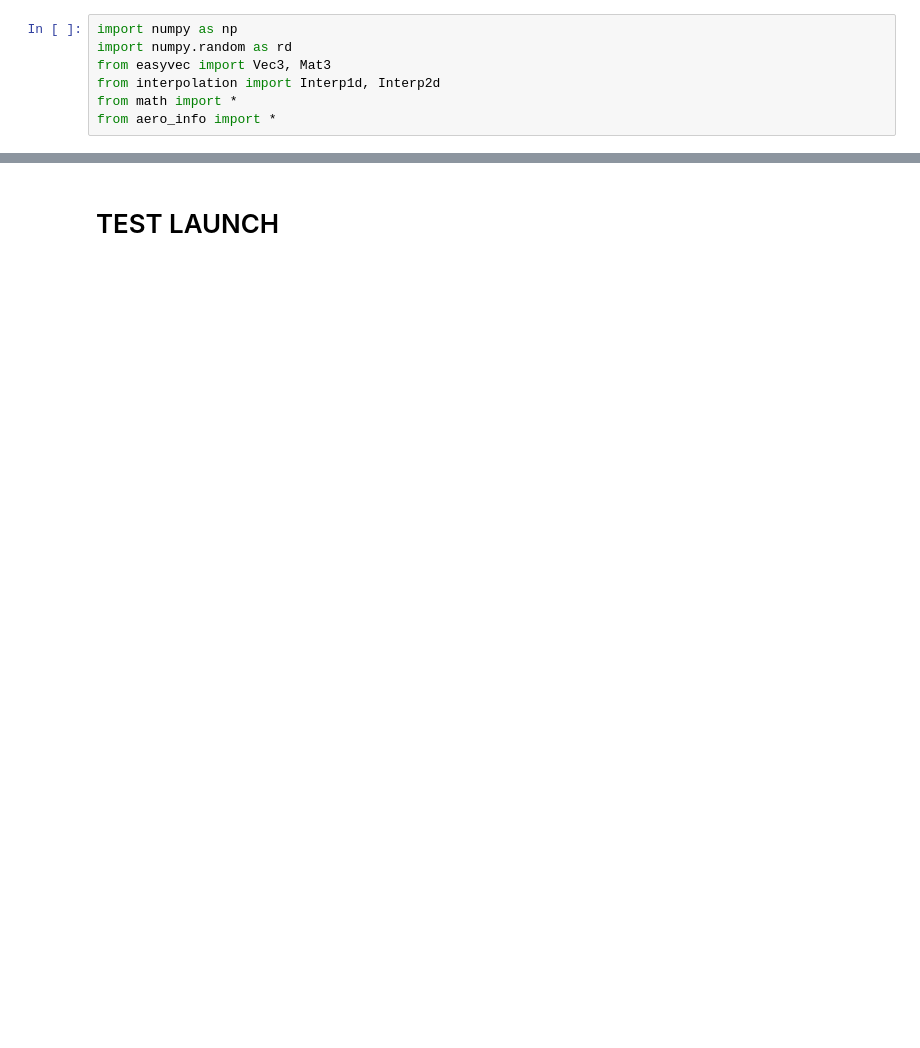
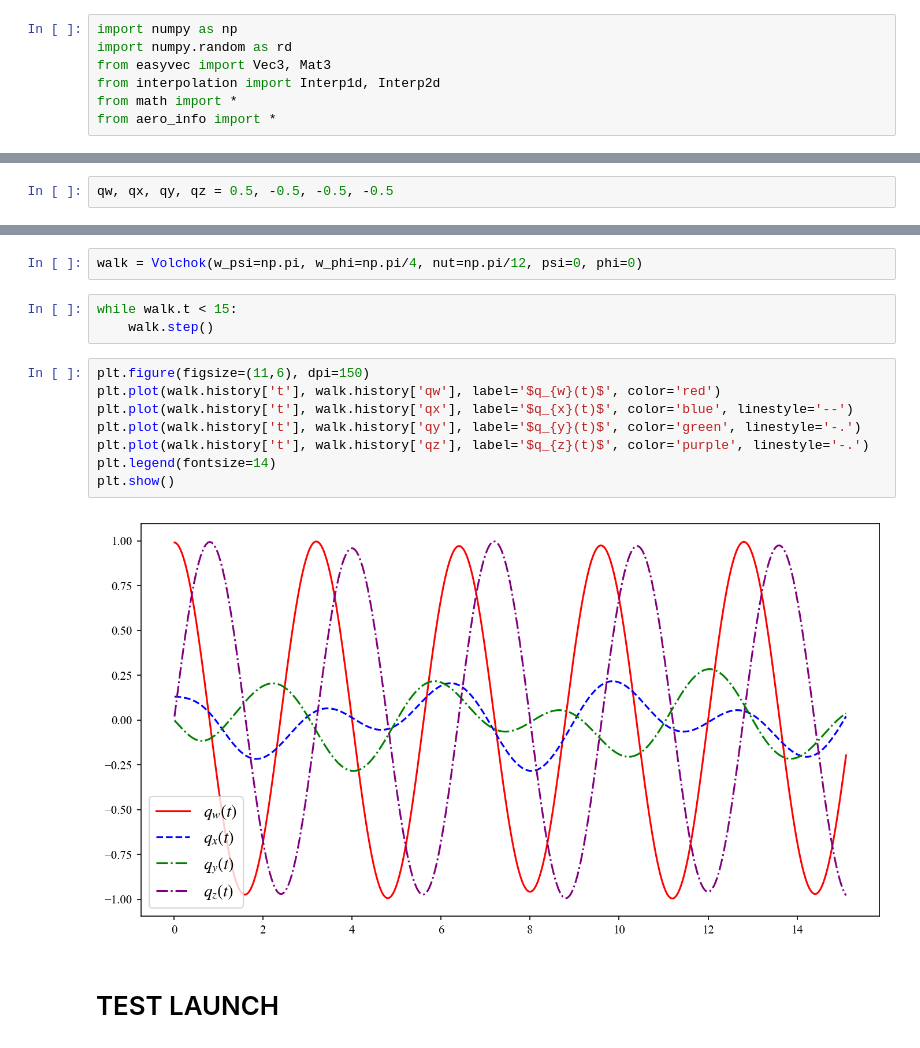
Before and after one commit to kirtis26/Missile3D, a Jupyter notebook: Missile3D.ipynb, the cells around one changed output, grey strips where cells are left out. Drawn from its saved outputs; the diff is of its cells as text; blank space fills up the shorter version.

```diff
--- a/Missile3D.ipynb
+++ b/Missile3D.ipynb
@@ -802,0 +807,2 @@ class Missile3D(object):
+# %%
+qw, qx, qy, qz = 0.5, -0.5, -0.5, -0.5
@@ -803,3 +957,18 @@ class Missile3D(object):
+# %%
+walk = Volchok(w_psi=np.pi, w_phi=np.pi/4, nut=np.pi/12, psi=0, phi=0)
+# %%
+while walk.t < 15:
+    walk.step()
+# %%
+plt.figure(figsize=(11,6), dpi=150)
+plt.plot(walk.history['t'], walk.history['qw'], label='$q_{w}(t)$', color='red')
+plt.plot(walk.history['t'], walk.history['qx'], label='$q_{x}(t)$', color='blue', linestyle='--')
+plt.plot(walk.history['t'], walk.history['qy'], label='$q_{y}(t)$', color='green', linestyle='-.')
+plt.plot(walk.history['t'], walk.history['qz'], label='$q_{z}(t)$', color='purple', linestyle='-.')
+plt.legend(fontsize=14)
+plt.show()
+# %% [output]
+[figure, added]
 # %% [markdown]
 # TEST LAUNCH
 # %%
```
Also changed, not shown: parts of 15 cells of this notebook.
